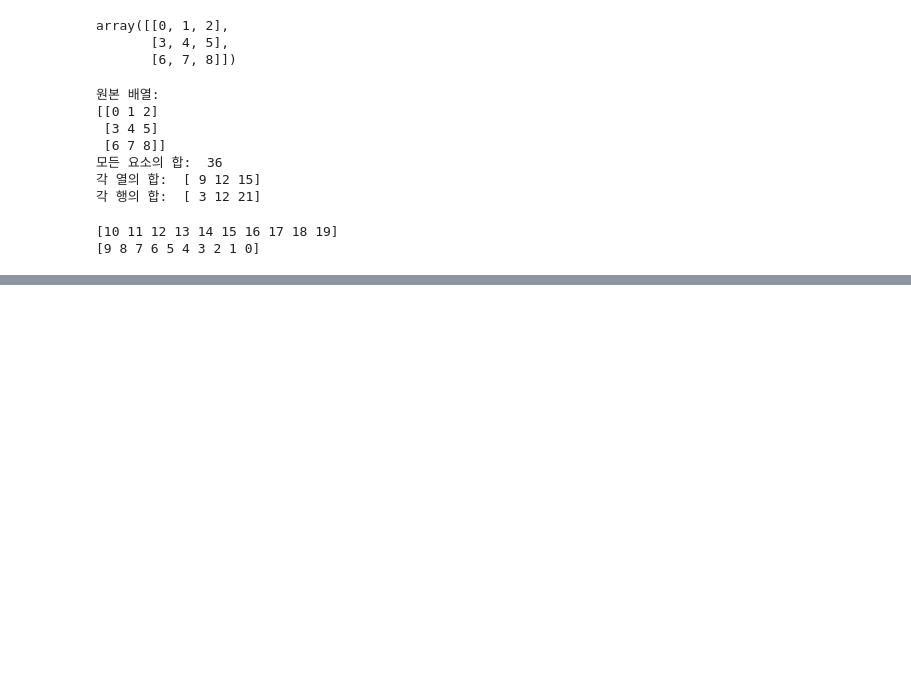
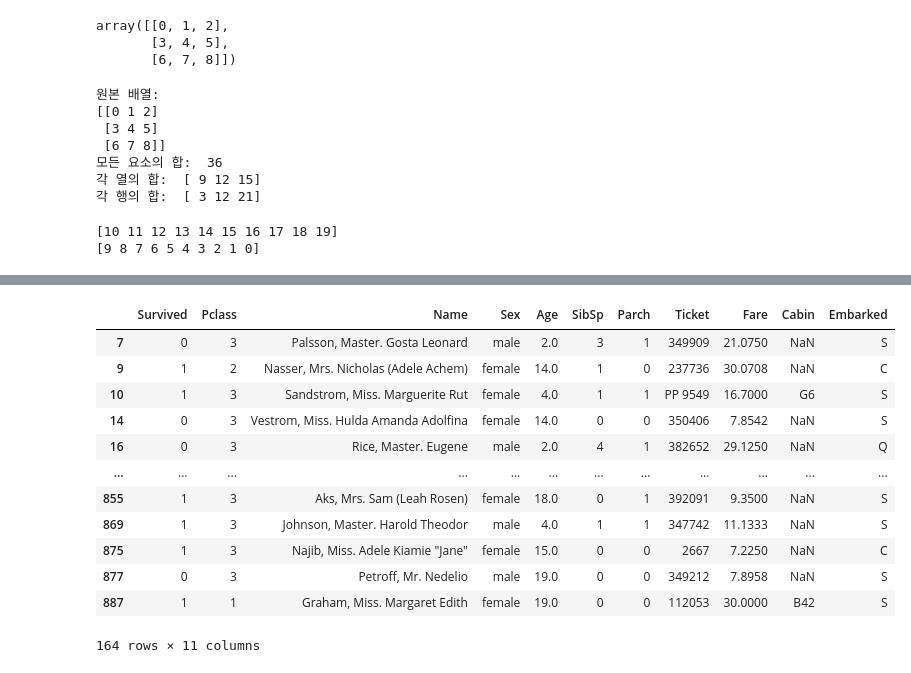
Before and after one commit to NohJangHyun/2022-DataCampus, a Jupyter notebook: 빅데이터개론/3장 python/7.01/7.01 python practice.ipynb, the cells around one changed output, grey strips where cells are left out. Saved outputs shown, nothing was run; the diff lists cells and outputs as text; code cells hidden in the pictures; blank space fills up the shorter version.

```diff
--- a/빅데이터개론/3장 python/7.01 실습/7.01 python practice.ipynb
+++ b/빅데이터개론/3장 python/7.01/7.01 python practice.ipynb
@@ -379,0 +506,6 @@ print(b)
+# %%
+#데이터 프레임을 엑셀 파일로 저장 - csv 파일 -> xlsx 파일 생성됨
+titanic.to_excel('titanic.xlsx', sheet_name='passengers', index=False)
+
+#저장한 엑셀 파일을 다시 읽기 - read_XXX 방법으로 파일 읽기
+titanic = pd.read_excel('titanic.xlsx', sheet_name='passengers')
@@ -379,0 +571,20 @@ print(b)
+# %%
+#문제 4
+#타이타닉 승객 중 20세 미만 추리기(필터링)
+
+below_20 = titanic[titanic['Age']<20]
+below_20
+# %% [output]
+|  | Survived | Pclass | Name | Sex | Age | SibSp | Parch | Ticket | Fare | Cabin | Embarked |
+| 7 | 0 | 3 | Palsson, Master. Gosta Leonard | male | 2.0 | 3 | 1 | 349909 | 21.0750 | NaN | S |
+| 9 | 1 | 2 | Nasser, Mrs. Nicholas (Adele Achem) | female | 14.0 | 1 | 0 | 237736 | 30.0708 | NaN | C |
+| 10 | 1 | 3 | Sandstrom, Miss. Marguerite Rut | female | 4.0 | 1 | 1 | PP 9549 | 16.7000 | G6 | S |
+| 14 | 0 | 3 | Vestrom, Miss. Hulda Amanda Adolfina | female | 14.0 | 0 | 0 | 350406 | 7.8542 | NaN | S |
+| 16 | 0 | 3 | Rice, Master. Eugene | male | 2.0 | 4 | 1 | 382652 | 29.1250 | NaN | Q |
+| ... | ... | ... | ... | ... | ... | ... | ... | ... | ... | ... | ... |
+| 855 | 1 | 3 | Aks, Mrs. Sam (Leah Rosen) | female | 18.0 | 0 | 1 | 392091 | 9.3500 | NaN | S |
+| 869 | 1 | 3 | Johnson, Master. Harold Theodor | male | 4.0 | 1 | 1 | 347742 | 11.1333 | NaN | S |
+| 875 | 1 | 3 | Najib, Miss. Adele Kiamie "Jane" | female | 15.0 | 0 | 0 | 2667 | 7.2250 | NaN | C |
+| 877 | 0 | 3 | Petroff, Mr. Nedelio | male | 19.0 | 0 | 0 | 349212 | 7.8958 | NaN | S |
+| 887 | 1 | 1 | Graham, Miss. Margaret Edith | female | 19.0 | 0 | 0 | 112053 | 30.0000 | B42 | S |
+164 rows × 11 columns
```
Also changed, not shown: parts of 16 cells of this notebook.
